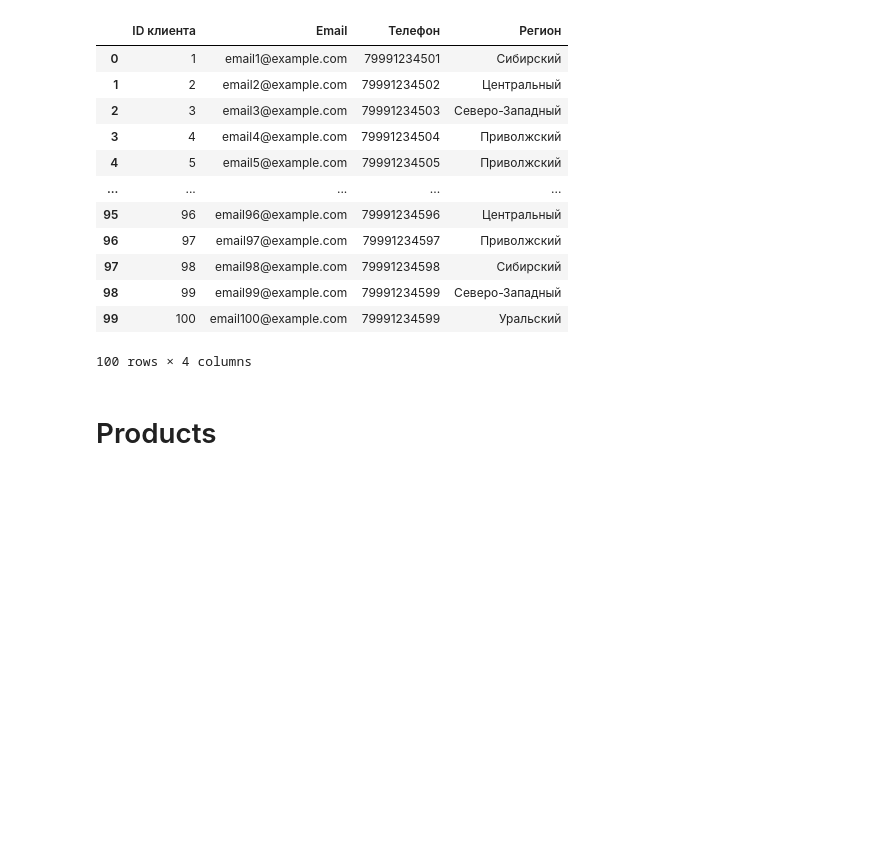
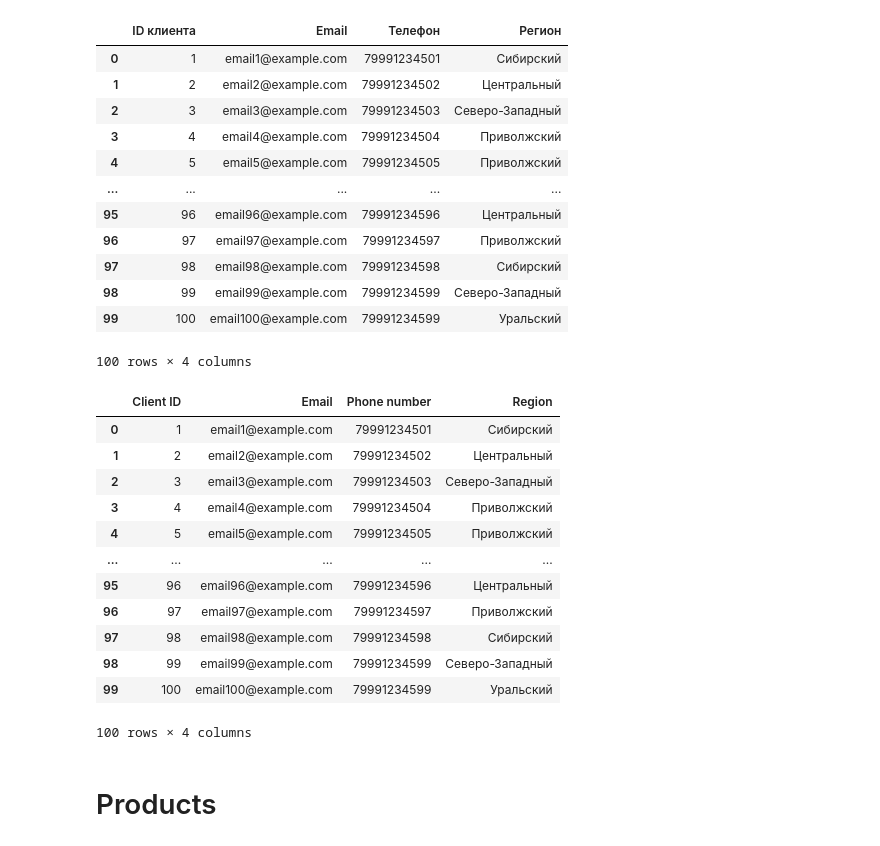
Before and after one commit to EmilMaliev/visualization, a Jupyter notebook: cleaning.ipynb, the cells around one changed output. Saved outputs shown, nothing was run; the diff lists cells and outputs as text; code cells hidden in the pictures; blank space fills up the shorter version.

```diff
--- a/cleaning.ipynb
+++ b/cleaning.ipynb
@@ -100,6 +100,28 @@ cust
 100 rows × 4 columns
 # %%
 cust['ID клиента'] = cust['ID клиента'].astype(int)
+# %%
+cust.rename(columns={
+    'ID клиента': 'Client ID',
+    'Телефон': 'Phone number',
+    'Регион': 'Region'
+}, inplace=True)
+
+cust
+# %% [output]
+|  | Client ID | Email | Phone number | Region |
+| 0 | 1 | email1@example.com | 79991234501 | Сибирский |
+| 1 | 2 | email2@example.com | 79991234502 | Центральный |
+| 2 | 3 | email3@example.com | 79991234503 | Северо-Западный |
+| 3 | 4 | email4@example.com | 79991234504 | Приволжский |
+| 4 | 5 | email5@example.com | 79991234505 | Приволжский |
+| ... | ... | ... | ... | ... |
+| 95 | 96 | email96@example.com | 79991234596 | Центральный |
+| 96 | 97 | email97@example.com | 79991234597 | Приволжский |
+| 97 | 98 | email98@example.com | 79991234598 | Сибирский |
+| 98 | 99 | email99@example.com | 79991234599 | Северо-Западный |
+| 99 | 100 | email100@example.com | 79991234599 | Уральский |
+100 rows × 4 columns
 # %%
 cust.to_csv("data/customers.csv", index=False)
 # %% [markdown]
```
